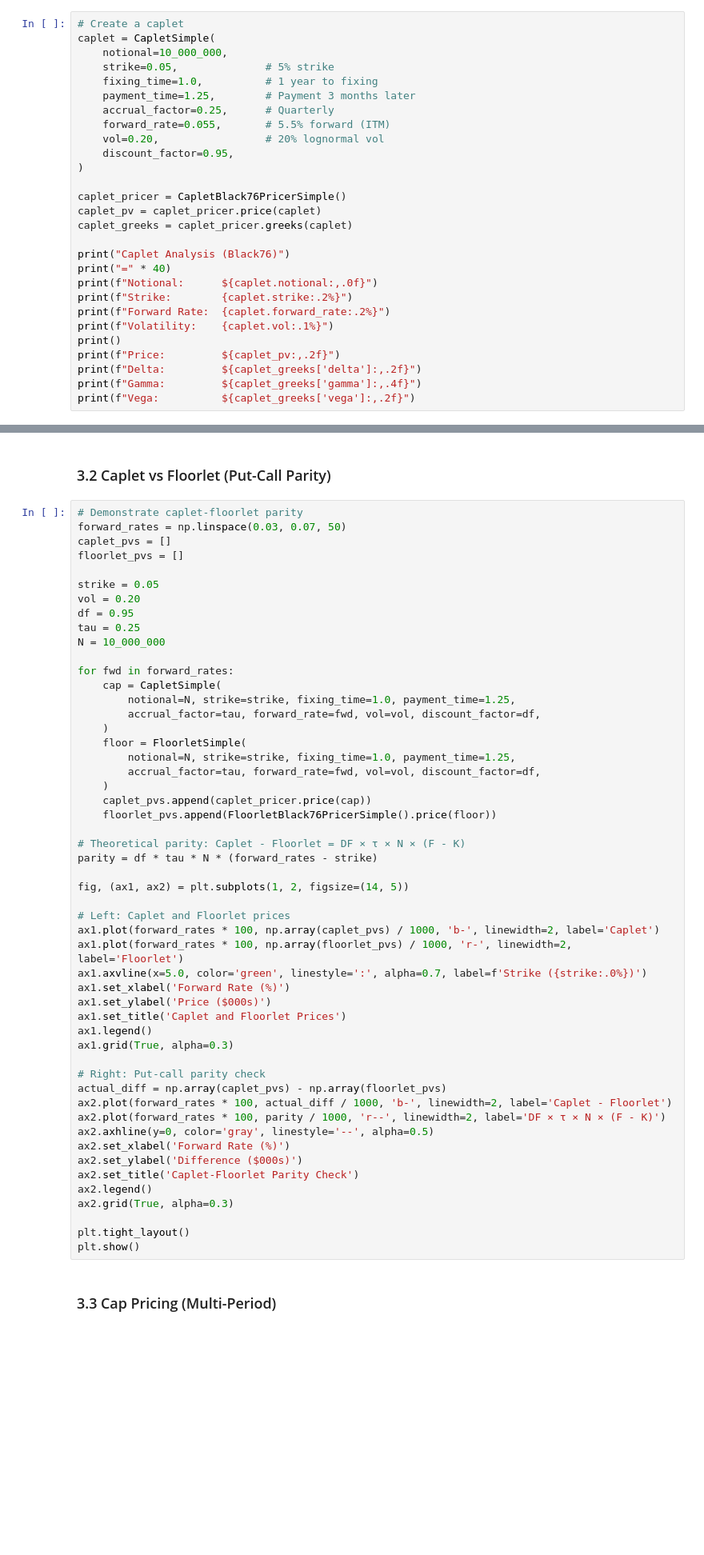
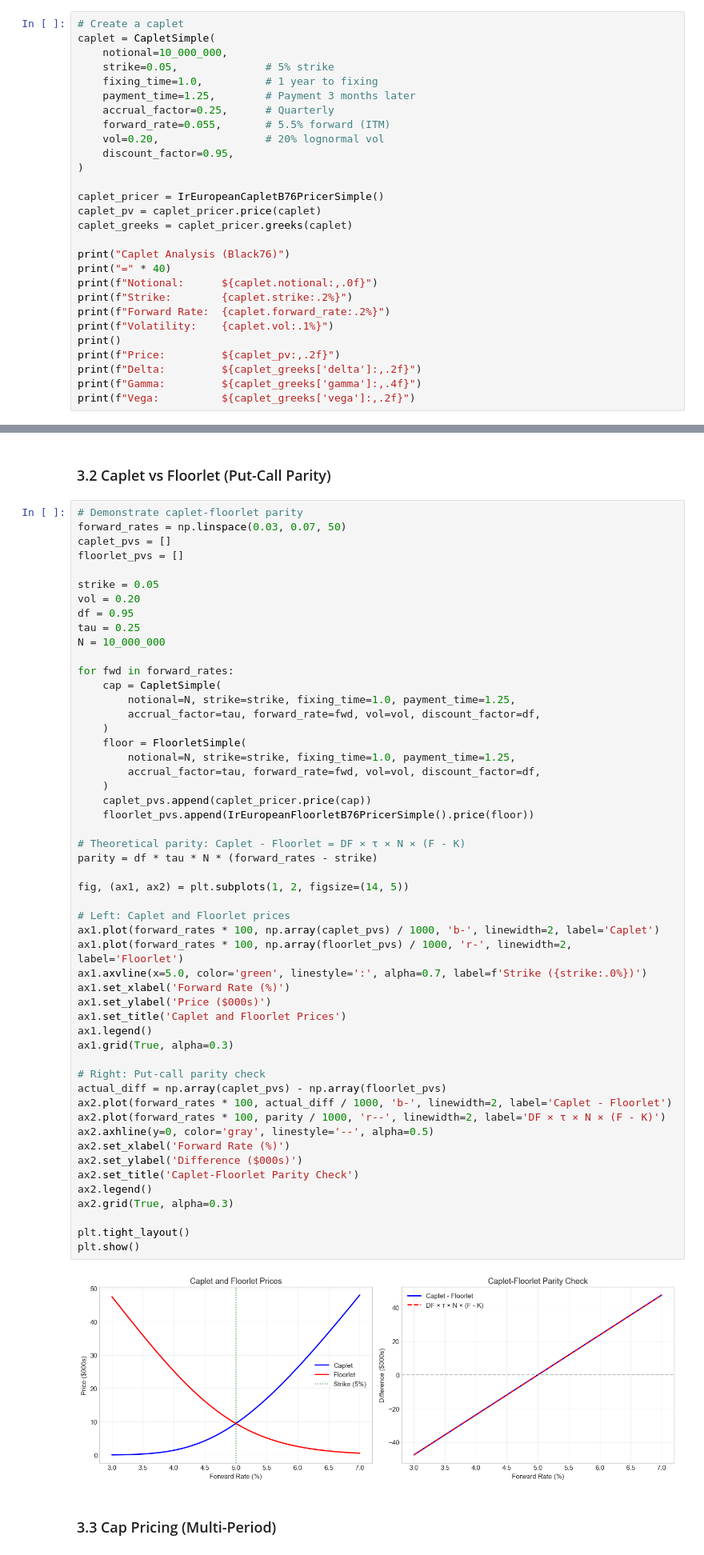
Before and after one commit to JStevens95/QuantStrata, a Jupyter notebook: docs/tutorials/pricing/ir_instruments_pricing.ipynb, the cells around one changed output, grey strips where cells are left out. Shown at 80% size. Saved outputs shown, nothing was run; the diff lists cells and outputs as text; blank space fills up the shorter version.

```diff
--- a/docs/tutorials/pricing/ir_instruments_pricing.ipynb
+++ b/docs/tutorials/pricing/ir_instruments_pricing.ipynb
@@ -291,7 +327,7 @@ caplet = CapletSimple(
     discount_factor=0.95,
 )
 
-caplet_pricer = CapletBlack76PricerSimple()
+caplet_pricer = IrEuropeanCapletB76PricerSimple()
 caplet_pv = caplet_pricer.price(caplet)
 caplet_greeks = caplet_pricer.greeks(caplet)
 
@@ -330,36 +378,38 @@ for fwd in forward_rates:
         accrual_factor=tau, forward_rate=fwd, vol=vol, discount_factor=df,
     )
     caplet_pvs.append(caplet_pricer.price(cap))
-    floorlet_pvs.append(FloorletBlack76PricerSimple().price(floor))
+    floorlet_pvs.append(IrEuropeanFloorletB76PricerSimple().price(floor))
 
 # Theoretical parity: Caplet - Floorlet = DF × τ × N × (F - K)
 parity = df * tau * N * (forward_rates - strike)
 
 fig, (ax1, ax2) = plt.subplots(1, 2, figsize=(14, 5))
 
 # Left: Caplet and Floorlet prices
 ax1.plot(forward_rates * 100, np.array(caplet_pvs) / 1000, 'b-', linewidth=2, label='Caplet')
 ax1.plot(forward_rates * 100, np.array(floorlet_pvs) / 1000, 'r-', linewidth=2, label='Floorlet')
 ax1.axvline(x=5.0, color='green', linestyle=':', alpha=0.7, label=f'Strike ({strike:.0%})')
 ax1.set_xlabel('Forward Rate (%)')
 ax1.set_ylabel('Price ($000s)')
 ax1.set_title('Caplet and Floorlet Prices')
 ax1.legend()
 ax1.grid(True, alpha=0.3)
 
 # Right: Put-call parity check
 actual_diff = np.array(caplet_pvs) - np.array(floorlet_pvs)
 ax2.plot(forward_rates * 100, actual_diff / 1000, 'b-', linewidth=2, label='Caplet - Floorlet')
 ax2.plot(forward_rates * 100, parity / 1000, 'r--', linewidth=2, label='DF × τ × N × (F - K)')
 ax2.axhline(y=0, color='gray', linestyle='--', alpha=0.5)
 ax2.set_xlabel('Forward Rate (%)')
 ax2.set_ylabel('Difference ($000s)')
 ax2.set_title('Caplet-Floorlet Parity Check')
 ax2.legend()
 ax2.grid(True, alpha=0.3)
 
 plt.tight_layout()
 plt.show()
+# %% [output]
+[figure, added]
 # %% [markdown]
 ### 3.3 Cap Pricing (Multi-Period)
 # %%
```
Also changed, not shown: parts of 11 cells of this notebook.
